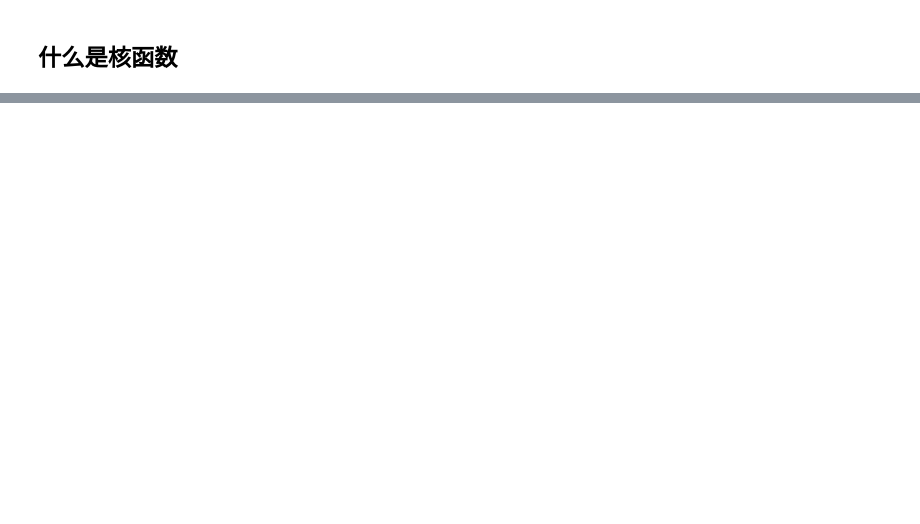
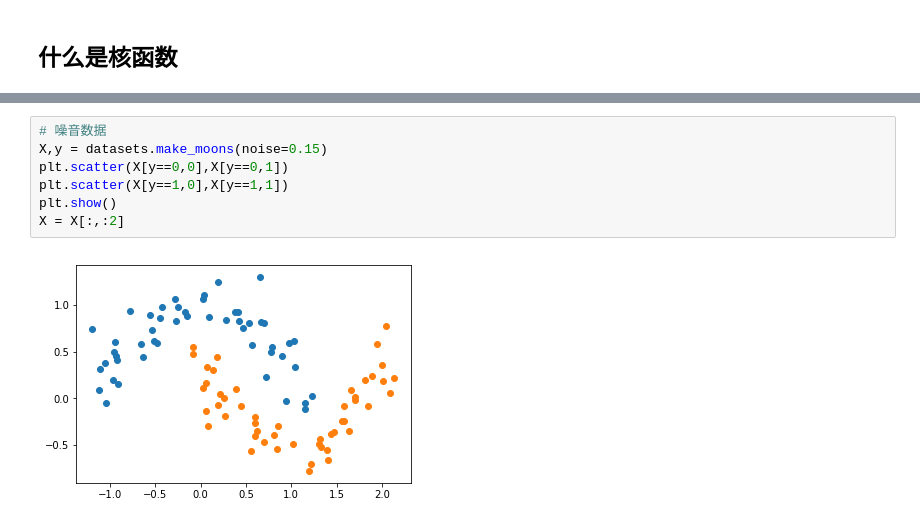
Before and after one commit to czn1009265565/Machine-learning, a Jupyter notebook: Python3入门机器学习 经典算法与应用/11 支持向量机.ipynb, the cells around one changed output, grey strips where cells are left out. Drawn from its saved outputs; the diff is of its cells as text; blank space fills up the shorter version.

```diff
--- a/Python3入门机器学习 经典算法与应用/11 支持向量机.ipynb
+++ b/Python3入门机器学习 经典算法与应用/11 支持向量机.ipynb
@@ -203,0 +231,9 @@ plt.show()
+# %%
+# 噪音数据
+X,y = datasets.make_moons(noise=0.15)
+plt.scatter(X[y==0,0],X[y==0,1])
+plt.scatter(X[y==1,0],X[y==1,1])
+plt.show()
+X = X[:,:2]
+# %% [output]
+[figure, added]
```
Also changed, not shown: parts of 15 cells of this notebook.
